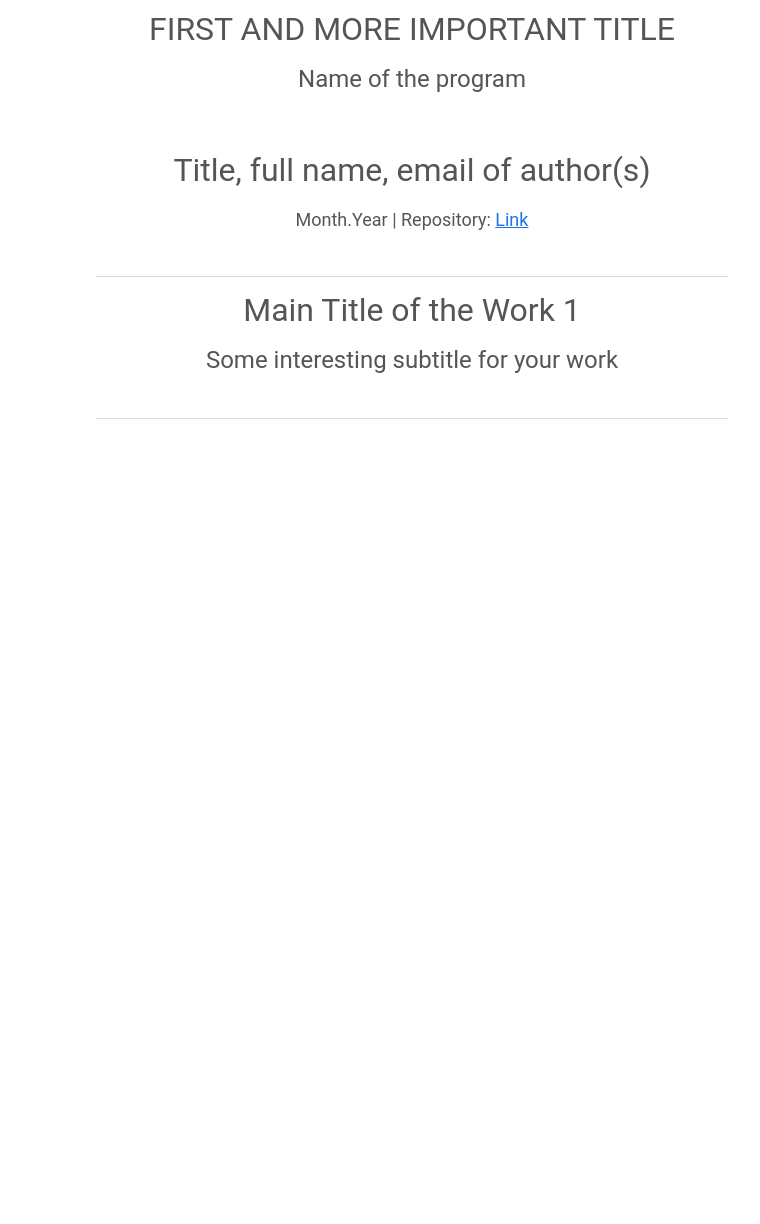
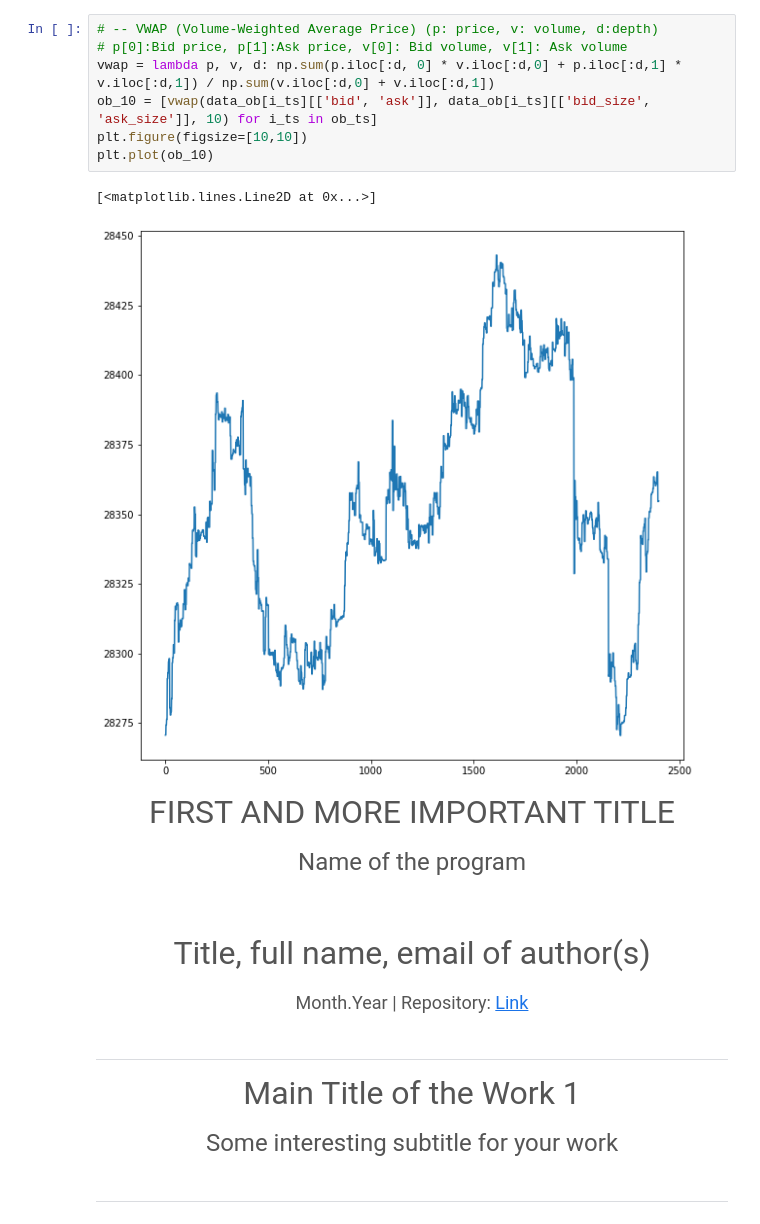
Before and after one commit to MoyMFO/first_workshop, a Jupyter notebook: notebook.ipynb, the cells around one changed output. Saved outputs shown, nothing was run; the diff lists cells and outputs as text; blank space fills up the shorter version.

```diff
--- a/notebook.ipynb
+++ b/notebook.ipynb
@@ -21,3 +47,13 @@ ob_data = {i_ob: pd.DataFrame(ob_data[i_ob])[['bid_size','bid','ask','ask_size']
+# %%
+# -- VWAP (Volume-Weighted Average Price) (p: price, v: volume, d:depth)
+# p[0]:Bid price, p[1]:Ask price, v[0]: Bid volume, v[1]: Ask volume
+vwap = lambda p, v, d: np.sum(p.iloc[:d, 0] * v.iloc[:d,0] + p.iloc[:d,1] * v.iloc[:d,1]) / np.sum(v.iloc[:d,0] + v.iloc[:d,1])
+ob_10 = [vwap(data_ob[i_ts][['bid', 'ask']], data_ob[i_ts][['bid_size', 'ask_size']], 10) for i_ts in ob_ts]
+plt.figure(figsize=[10,10])
+plt.plot(ob_10)
+# %% [output]
+[<matplotlib.lines.Line2D at 0x...>]
+[figure, added]
 # %% [markdown]
 <center><font color=#555555><font size=6> FIRST AND MORE  IMPORTANT TITLE </font> <br> <br>
 
```
Also changed, not shown: parts of 5 cells of this notebook, 3 other files.
